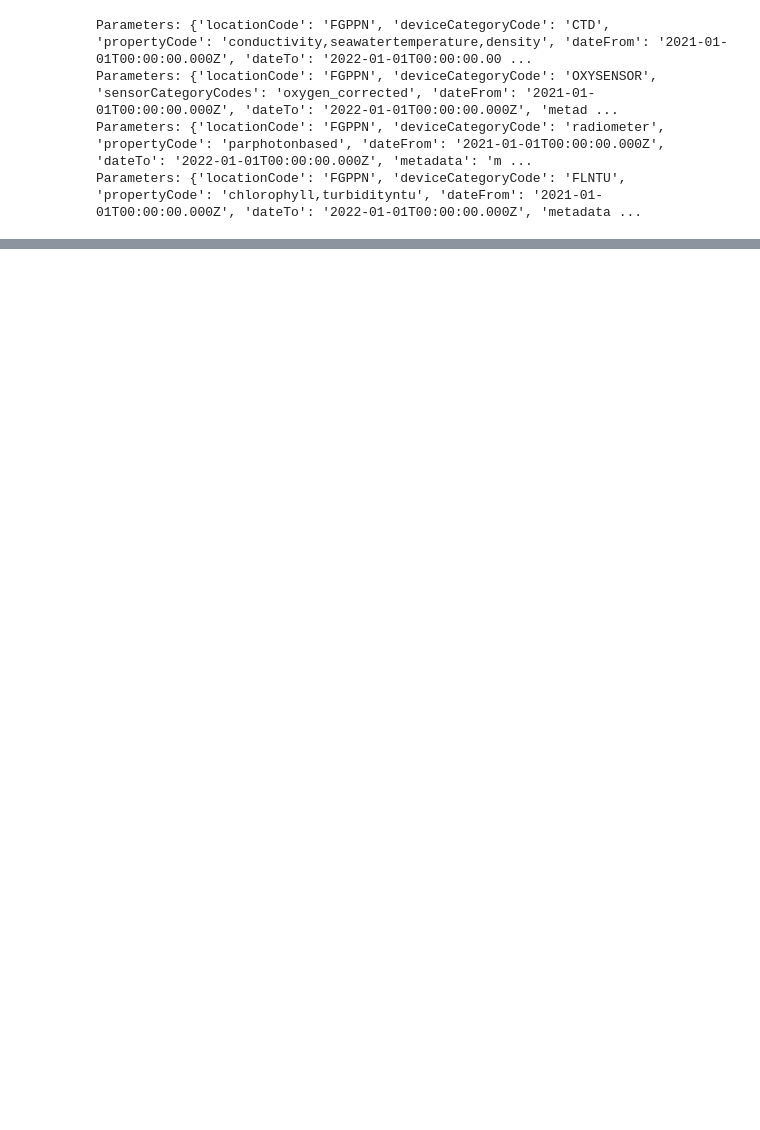
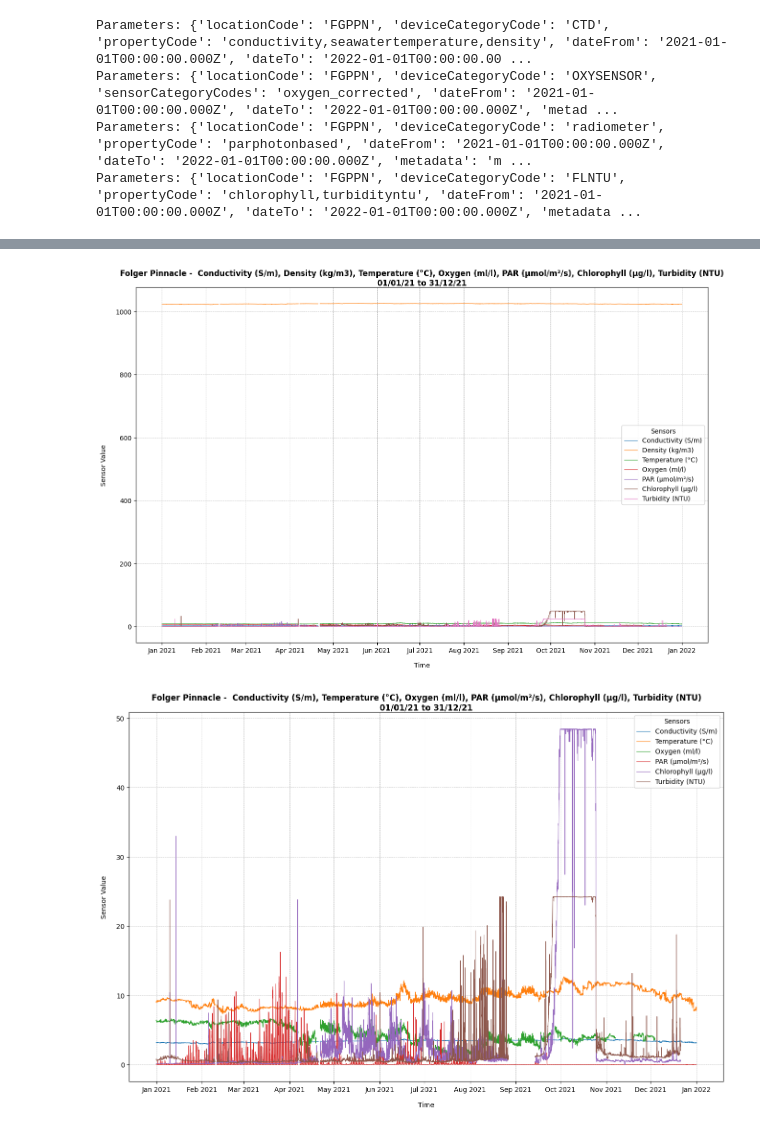
Before and after one commit to g-bertozzi/BMSC-2025, a Jupyter notebook: deepnote/hypoxic_reworked.ipynb, the cells around one changed output, grey strips where cells are left out. Drawn from its saved outputs; the diff is of its cells as text; code cells hidden in the pictures; blank space fills up the shorter version.

```diff
--- a/deepnote/hypoxic_reworked.ipynb
+++ b/deepnote/hypoxic_reworked.ipynb
@@ -195,8 +199,15 @@ Parameters: {'locationCode': 'FGPPN', 'deviceCategoryCode': 'FLNTU', 'propertyCo
 # %%
 # FOLGER PINNACLE - DF: CONDUCTIVITY, TEMPERTURE, DENSITY, OXYGEN, PAR, CHLOROPHYLL, TURBIDITY - 2021
 
-# combine device data frames
+# 3. (b) combine device data frames
 pin_21_all_df = my_functions.merge_device_dataframes(dfs=[pin_21_CTD_df, pin_21_ox_df, pin_21_rad_df, pin_21_fl_df])
 
 print(pin_21_all_df.head())
+
+# 4. Plot
+
+my_functions.plot_dataframe(df=pin_21_all_df, locationCode="FGPPN")
+my_functions.plot_dataframe(df=pin_21_all_df, locationCode="FGPPN", columns= "Conductivity (S/m), Temperature (°C), Oxygen (ml/l), PAR (µmol/m²/s), Chlorophyll (µg/l),  Turbidity (NTU)")
+my_functions.plot_dataframe(df=pin_21_all_df, locationCode="FGPPN", columns= "Density (kg/m3)")
+my_functions.plot_dataframe(df=pin_21_all_df, locationCode="FGPPN", columns= "Density (kg/m3)", smooth=True)
 # %% [output]
@@ -219,0 +231,2 @@ timestamp
+[figure, added]
+[figure, added]
```
Also changed, not shown: parts of 4 cells of this notebook, 1 other file.
